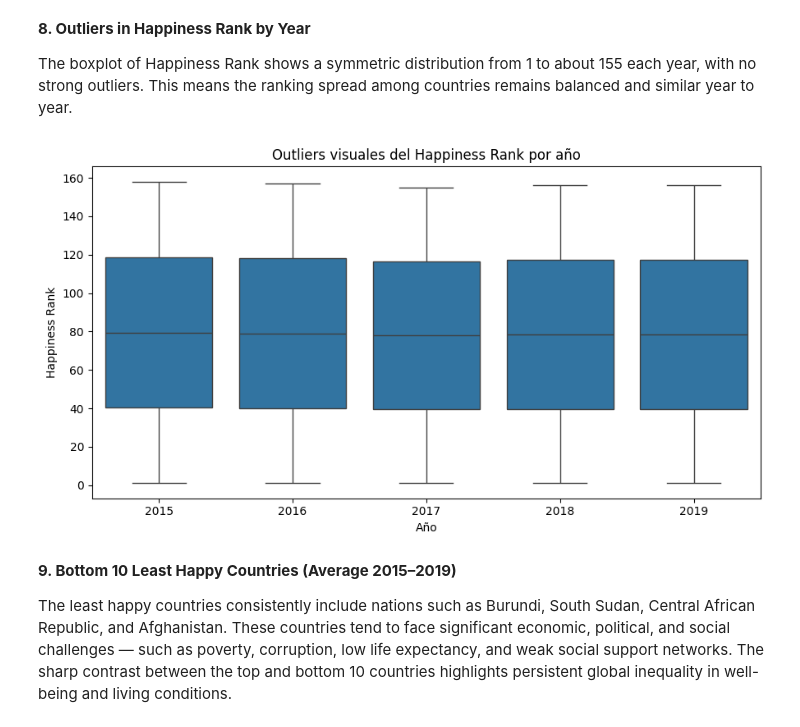
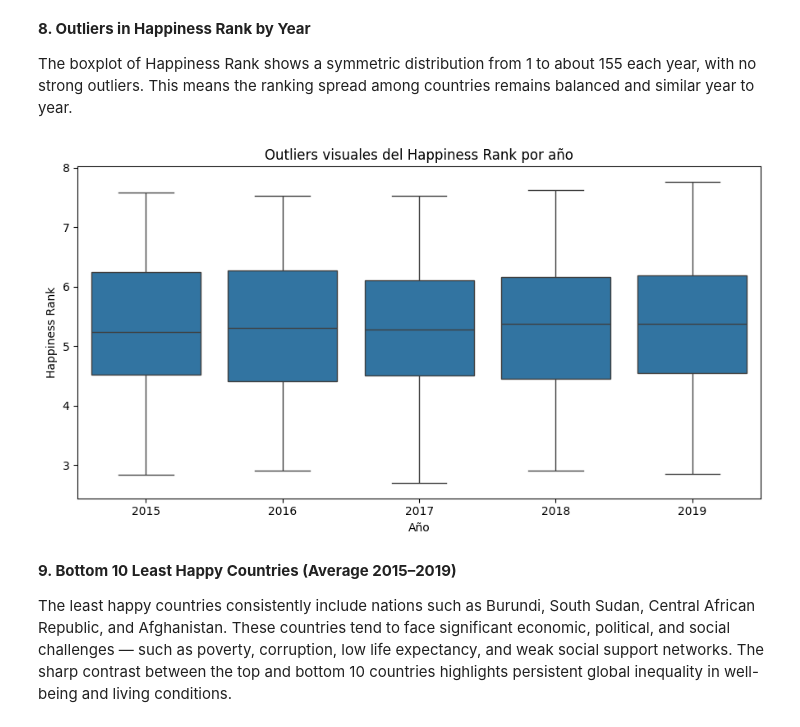
Before and after one commit to nataliap2005/workshop-3, a Jupyter notebook: notebooks/EDA.ipynb, the cells around one changed output. Drawn from its saved outputs; the diff is of its cells as text; code cells hidden in the pictures.

```diff
--- a/notebooks/EDA.ipynb
+++ b/notebooks/EDA.ipynb
@@ -114,0 +529,32 @@ data = pd.concat([y_2015, y_2016, y_2017, y_2018, y_2019], ignore_index=True)
+# %%
+KEEP_FOR_MODEL = [
+    "Country",
+    "Region",
+    "Year",
+    "Happiness_Score",
+    "GDP_per_Capita",
+    "Social_Support",
+    "Healthy_Life_Expectancy",
+    "Freedom",
+    "Generosity",
+    "Perceptions_of_Corruption",
+]
+
+df_2015_clean = y_2015[KEEP_FOR_MODEL]
+df_2016_clean = y_2016[KEEP_FOR_MODEL]
+df_2017_clean = y_2017[KEEP_FOR_MODEL]
+df_2018_clean = y_2018[KEEP_FOR_MODEL]
+df_2019_clean = y_2019[KEEP_FOR_MODEL]
+
+
+df_complete = pd.concat([
+    df_2015_clean,
+    df_2016_clean,
+    df_2017_clean,
+    df_2018_clean,
+    df_2019_clean
+], ignore_index=True)
+
+print(f"DataFrame completo creado: {len(df_complete)} registros")
+print(f"Estructura: {df_complete.shape}")
+print(f"Años incluidos: {sorted(df_complete['Year'].unique())}")
@@ -114,0 +624,10 @@ data = pd.concat([y_2015, y_2016, y_2017, y_2018, y_2019], ignore_index=True)
+# %%
+# Solo corrige los valores que superan los rangos oficiales
+df_complete.loc[df_complete["GDP_per_Capita"] > 2.0, "GDP_per_Capita"] = 2.0
+df_complete.loc[df_complete["Social_Support"] > 1.0, "Social_Support"] = 1.0
+df_complete.loc[df_complete["Healthy_Life_Expectancy"] > 1.0, "Healthy_Life_Expectancy"] = 1.0
+df_complete.loc[df_complete["Freedom"] > 1.0, "Freedom"] = 1.0
+df_complete.loc[df_complete["Generosity"] > 0.8, "Generosity"] = 0.8
+df_complete.loc[df_complete["Perceptions_of_Corruption"] > 1.0, "Perceptions_of_Corruption"] = 1.0
+# Redondea todas las columnas numéricas a 5 decimales
+df_complete = df_complete.round(5)
@@ -269,12 +839,12 @@ The boxplot of Happiness Rank shows a symmetric distribution from 1 to about 155
 This means the ranking spread among countries remains balanced and similar year to year.
 # %%
 plt.figure(figsize=(9,5))
-sns.boxplot(data=data, x="Year", y="Happiness_Rank")
+sns.boxplot(data=df_complete, x="Year", y="Happiness_Score")
 plt.title("Outliers visuales del Happiness Rank por año")
 plt.xlabel("Año"); plt.ylabel("Happiness Rank")
 plt.tight_layout(); plt.show()
 # %% [output]
-[figure, old version]
+[figure, new version]
 # %% [markdown]
 **9. Bottom 10 Least Happy Countries (Average 2015–2019)**
 
```
Also changed, not shown: parts of 35 cells of this notebook, 6 other files.
